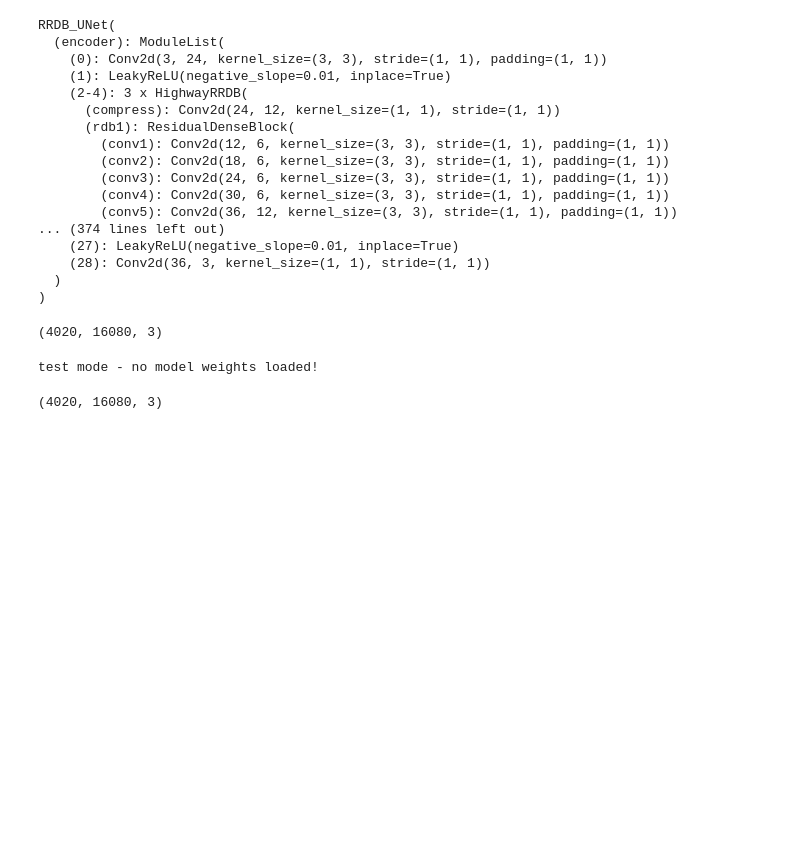
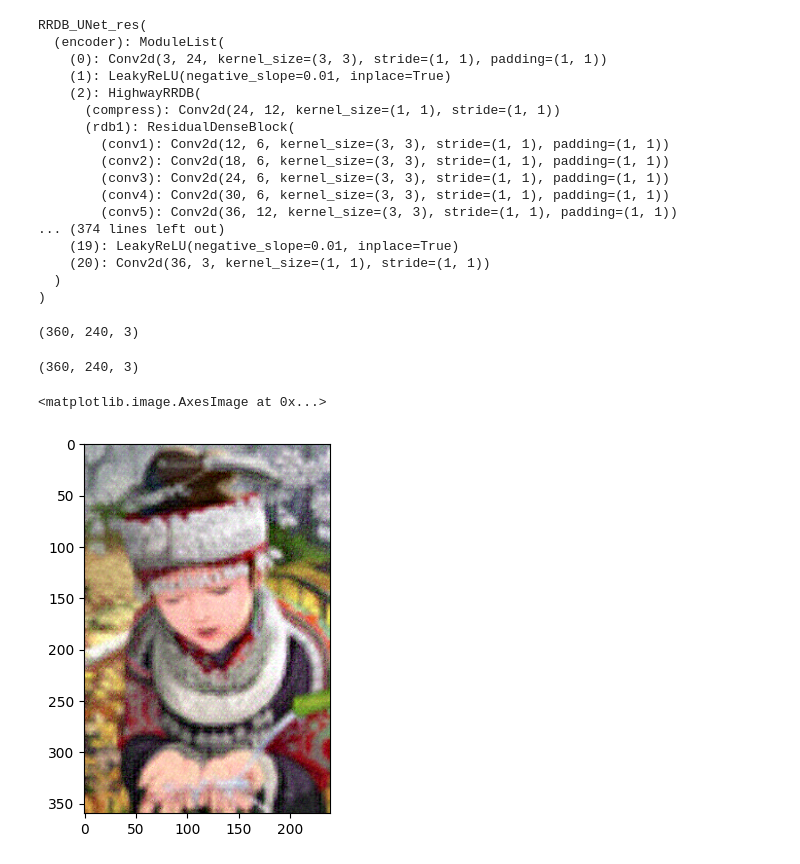
Before and after one commit to dercodeKoenig/Real-ESRGAN, a Jupyter notebook: esrgan_arch_tests3.ipynb, the cells around one changed output. Saved outputs shown, nothing was run; the diff lists cells and outputs as text; code cells hidden in the pictures; blank space fills up the shorter version.

```diff
--- a/esrgan_arch_tests3.ipynb
+++ b/esrgan_arch_tests3.ipynb
@@ -10,4 +11,4 @@ from realesrgan.archs.rrdb_unet_arch import RRDB_UNet
 # %%
 pad = 8
-device = "cuda"
-#device = "cpu"
+#device = "cuda"
+device = "cpu"
@@ -33,0 +27,12 @@ body_rrdb_blocks 16
+# %%
+model = RRDB_UNet_res(
+    num_in_ch=3,
+    num_out_ch=3,
+    highway_channels_base=24,
+    processing_channels_base=12,
+    num_grow_ch_base = 6,
+    ae_rrdb_blocks=1,
+    ae_channel_multipliers = [1,2,4,8,8],
+    use_attention=True,
+    body_rrdb_blocks = 4
+)
@@ -34,11 +47,11 @@ body_rrdb_blocks 16
 # %%
 print(model)
 # %% [output]
-RRDB_UNet(
+RRDB_UNet_res(
   (encoder): ModuleList(
     (0): Conv2d(3, 24, kernel_size=(3, 3), stride=(1, 1), padding=(1, 1))
     (1): LeakyReLU(negative_slope=0.01, inplace=True)
-    (2-4): 3 x HighwayRRDB(
+    (2): HighwayRRDB(
       (compress): Conv2d(24, 12, kernel_size=(1, 1), stride=(1, 1))
       (rdb1): ResidualDenseBlock(
         (conv1): Conv2d(12, 6, kernel_size=(3, 3), stride=(1, 1), padding=(1, 1))
@@ -47,28 +60,34 @@ RRDB_UNet(
         (conv4): Conv2d(30, 6, kernel_size=(3, 3), stride=(1, 1), padding=(1, 1))
         (conv5): Conv2d(36, 12, kernel_size=(3, 3), stride=(1, 1), padding=(1, 1))
 ... (374 lines left out)
-    (27): LeakyReLU(negative_slope=0.01, inplace=True)
-    (28): Conv2d(36, 3, kernel_size=(1, 1), stride=(1, 1))
+    (19): LeakyReLU(negative_slope=0.01, inplace=True)
+    (20): Conv2d(36, 3, kernel_size=(1, 1), stride=(1, 1))
   )
 )
 # %%
-img = cv2.imread("tests/data/lq_4/baboon.png")
+img = cv2.imread("tests/data/lq_4/comic.png")
 img = cv2.cvtColor(img, cv2.COLOR_BGR2RGB)
-img = cv2.resize(img, (4020*4, 4020*1))
+#img = cv2.resize(img, (4020*4, 4020*1))
 #img = cv2.resize(img, (200,200))
+scale = 4
+img = cv2.resize(img, (img.shape[1]*scale,img.shape[0]*scale))
 print(img.shape)
 # %% [output]
-(4020, 16080, 3)
+(360, 240, 3)
 # %%
 from realesrgan.real_esrganer_1x import RealESRGANer1x
 
-esrganer = RealESRGANer1x(None, model, pad, device)
+#esrganer = RealESRGANer1x(None, model, pad, device)
+esrganer = RealESRGANer1x("experiments/train_unet_dynamic_iterative_res_xs/models/net_g_latest.pth", model, pad, device)
-# %% [output]
-test mode - no model weights loaded!
 # %%
 out = esrganer.enhance(img)[0]
+out.shape
+# %% [output]
+(360, 240, 3)
 # %%
-out.shape
+import matplotlib.pyplot as plt
+plt.imshow(out)
 # %% [output]
-(4020, 16080, 3)
+<matplotlib.image.AxesImage at 0x...>
+[figure, added]
 # %%
```
Also changed, not shown: parts of 7 cells of this notebook, 3 other files.
